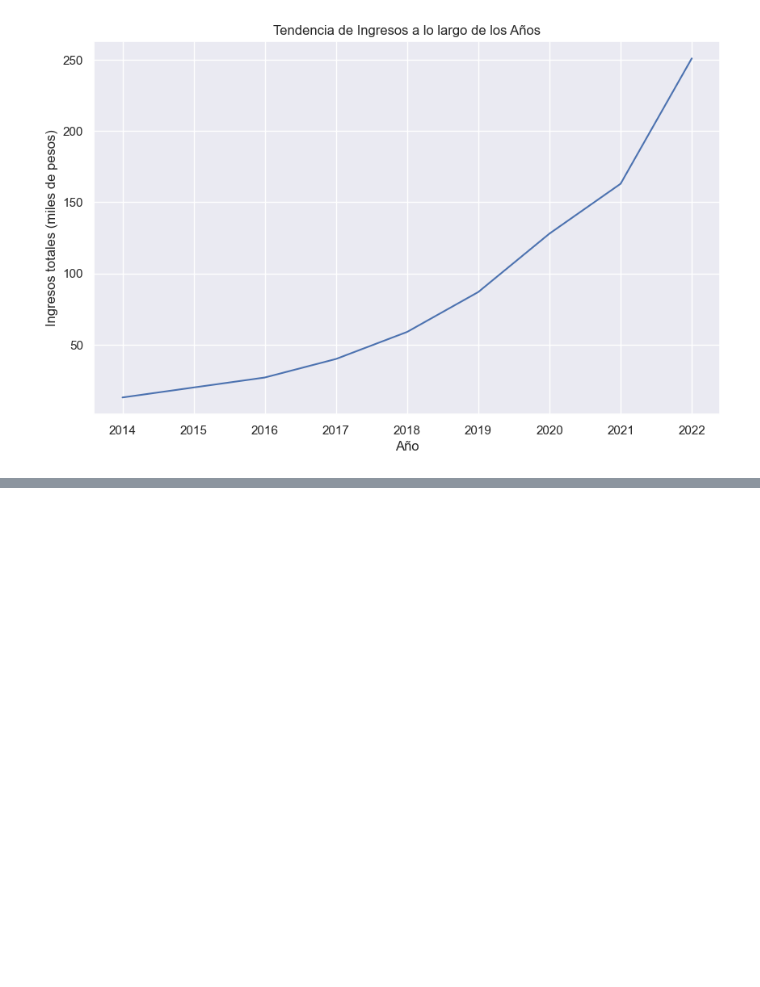
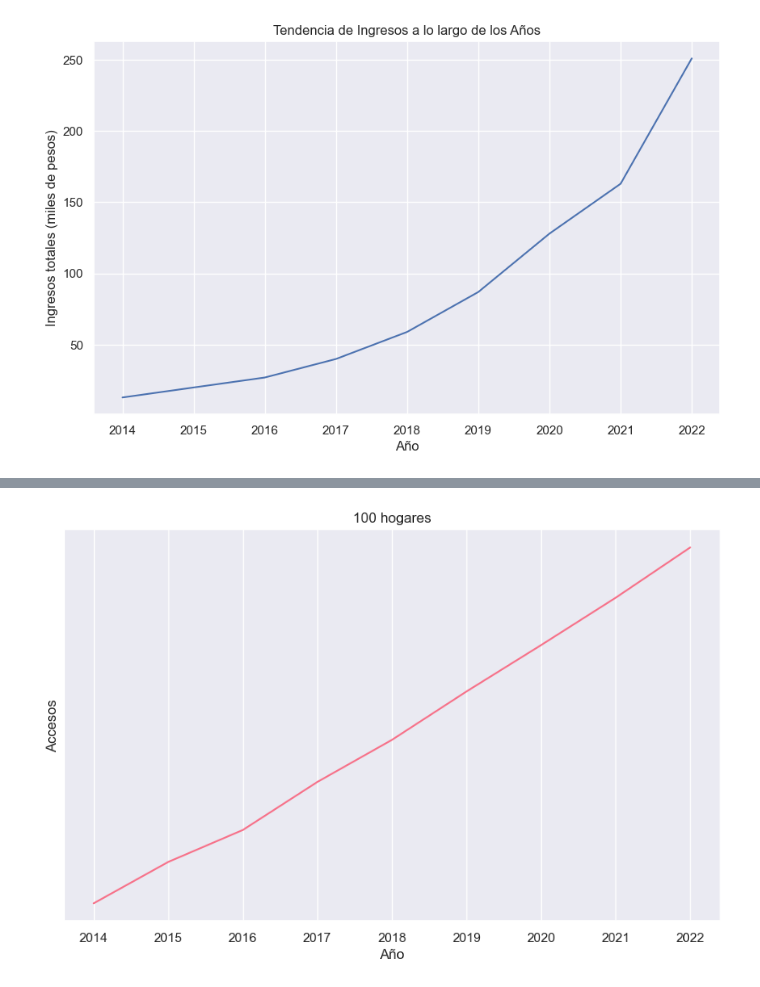
Before and after one commit to Chinaskidev/VecinoNet_Proyecto, a Jupyter notebook: tele_ENACOM_EDA.ipynb, the cells around one changed output, grey strips where cells are left out. Drawn from its saved outputs; the diff is of its cells as text; code cells hidden in the pictures; blank space fills up the shorter version.

```diff
--- a/tele_ENACOM_EDA.ipynb
+++ b/tele_ENACOM_EDA.ipynb
@@ -375,0 +384,2 @@ plt.show()
+# %%
+df6= pd.read_csv('.\datos_EDA\Internet_Penetracion_EDA.csv')
@@ -375,0 +399,6 @@ plt.show()
+# %%
+# Supongamos que quieres borrar las columnas 'columna1' y 'columna2'
+columnas_a_borrar = ['Unnamed: 4', 'Unnamed: 5','Unnamed: 6']
+
+# Utiliza el método drop para eliminar las columnas
+df6 = df6.drop(columnas_a_borrar, axis=1)
@@ -375,0 +419,9 @@ plt.show()
+# %%
+plt.figure(figsize=(10, 6))
+sns.lineplot(x='Año', y='Accesos por cada 100 hogares', data=df6, estimator='sum', errorbar=None)
+plt.xlabel('Año')
+plt.ylabel('Accesos')
+plt.title('100 hogares')
+plt.show()
+# %% [output]
+[figure, added]
```
Also changed, not shown: parts of 18 cells of this notebook.
